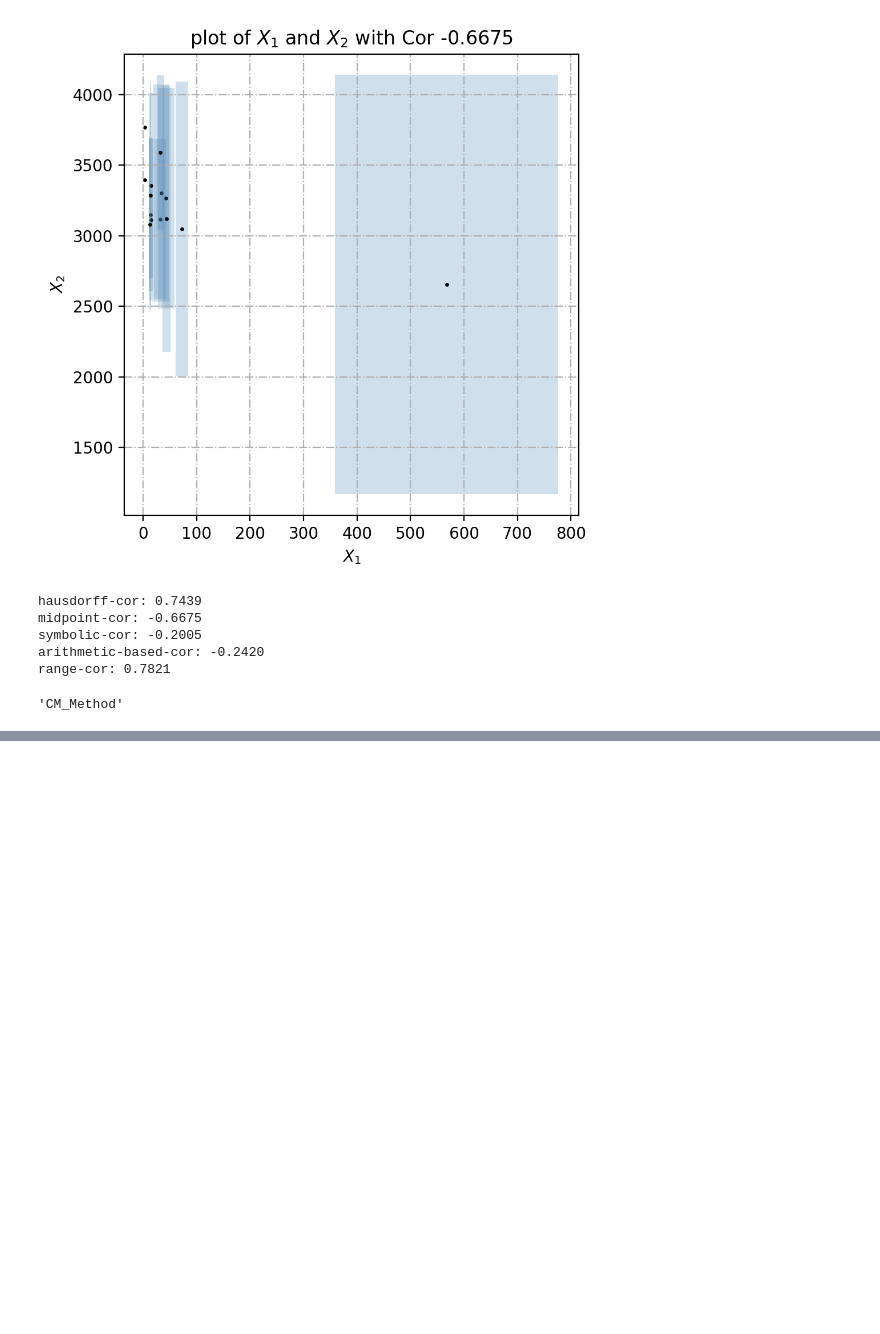
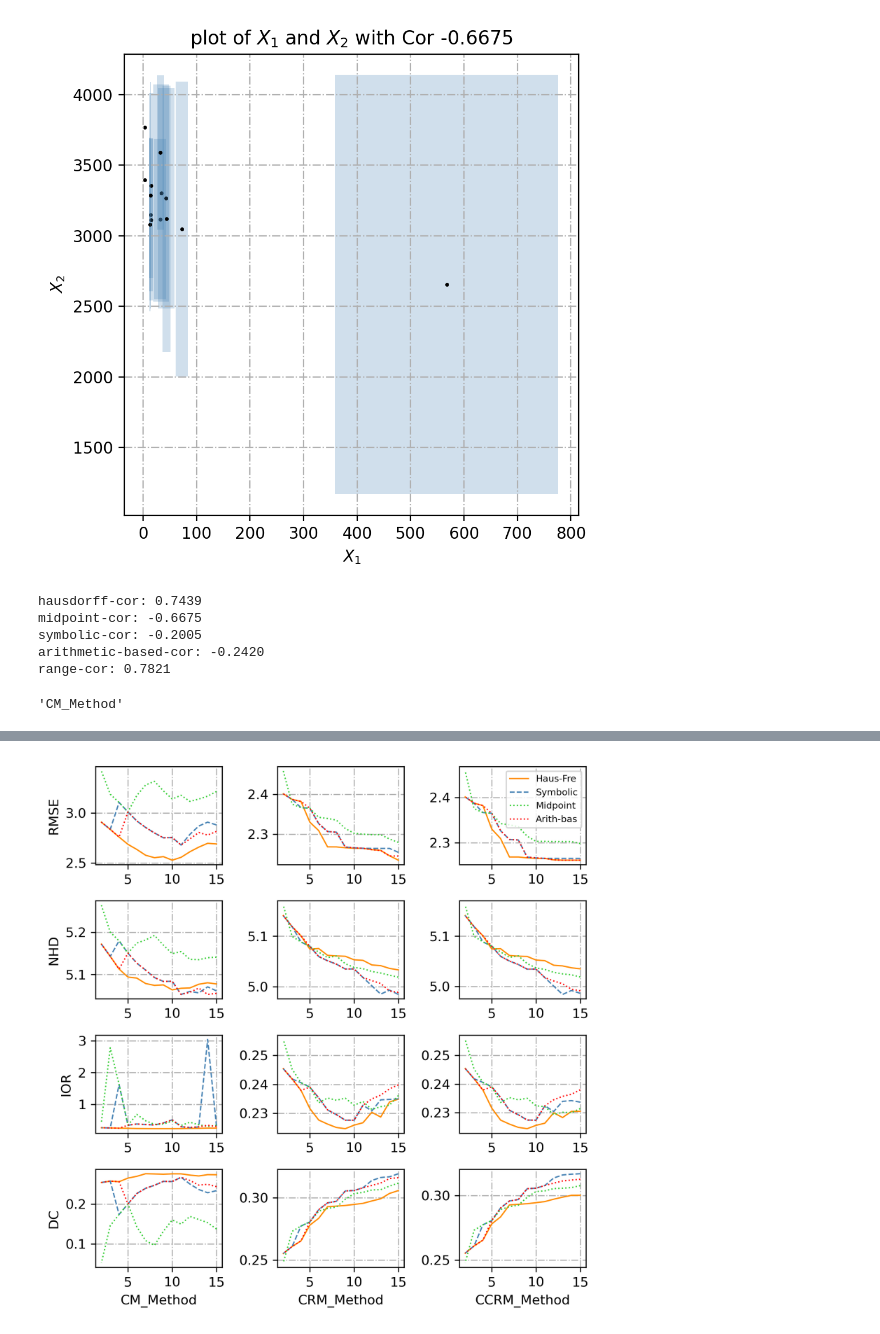
Before and after one commit to kxlkxl1999/ZKRP, a Jupyter notebook: regression.ipynb, the cells around one changed output, grey strips where cells are left out. Cells and saved outputs as stored; diff of their text form; code cells hidden in the pictures; blank space fills up the shorter version.

```diff
--- a/regression.ipynb
+++ b/regression.ipynb
@@ -276,3 +158,0 @@ data = pd.read_csv(f, sep='\s+', names=column_name) #设置列名和 默认以
-# %%
-### 拟合 tesla 股票数据
-def transf_data(x, p=30):
@@ -278,0 +301,22 @@ def transf_data(x, p=30):
+# %%
+file ="data/tesla/TSLA.csv"
+f = open(file)
+column_name = ['Date', 'Open', 'High', 'Low', 'Close', 'Adj_Close', 'Volume']
+tesla = pd.read_csv(f, sep=',', names=column_name).values #设置列名和 默认以多个空格来识别数据
+tesla = tesla[1:,2:4].astype(float)
+n = tesla.shape[0]
+## 进行差分
+tesla_c = tesla[:,0]/2 + tesla[:,1]/2
+tesla_r = abs(tesla[:,0]/2 - tesla[:,1]/2)
+d_tesla = np.zeros((n-1, 2))
+for i in range(n-1):
+    d_tesla[i,0] = tesla_c[i+1] - tesla_c[i] - abs(tesla_r[i+1] - tesla_r[i])
+    d_tesla[i,1] = tesla_c[i+1] - tesla_c[i] + abs(tesla_r[i+1] - tesla_r[i])
+# %%
+tesla_x, tesla_yl, tesla_yu, tesla_yc, tesla_yr = transf_data(d_tesla)
+# %%
+tesla_xlist = [np.hstack(transf_data2(i[:,0], i[:,1])) for i in tesla_x]
+tesla_y_l, tesla_y_u = transf_data2(tesla_yl, tesla_yu)
+
+tesla_y_c = tesla_y_u/2 + tesla_y_l/2
+tesla_y_r = tesla_y_u/2 - tesla_y_l/2
@@ -278,0 +337,4 @@ def transf_data(x, p=30):
+# %%
+reg_plot(tesla_xlist, tesla_y_l, tesla_y_u, tesla_y_c, tesla_y_r, var_list=[15,14,13,12,11,10,9,8,7,6,5,4,3,2])
+# %% [output]
+[figure, added]
```
Also changed, not shown: parts of 12 cells of this notebook, 1 other file.
